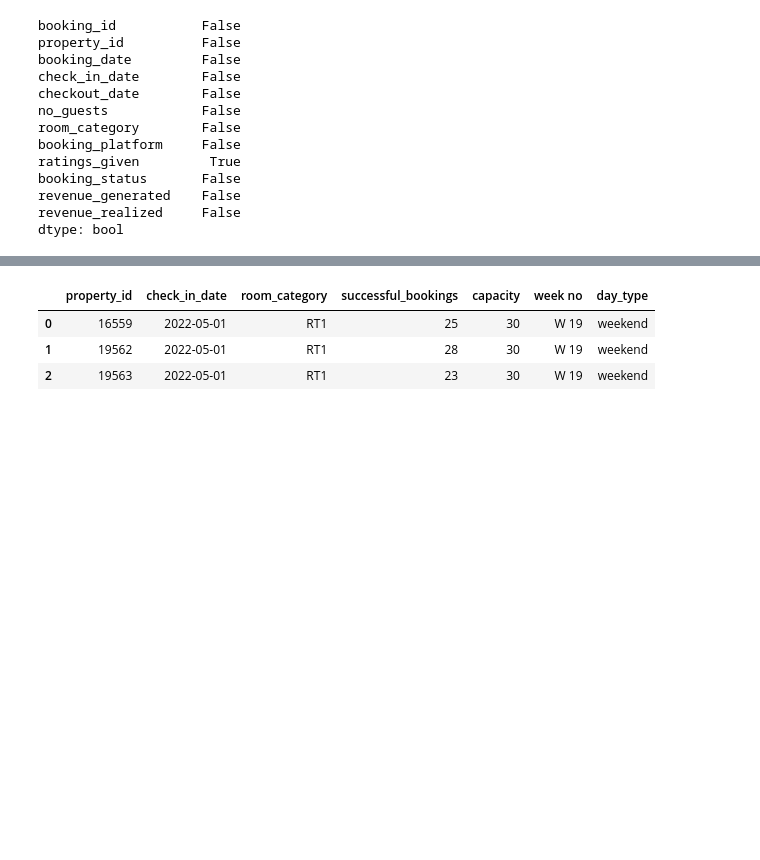
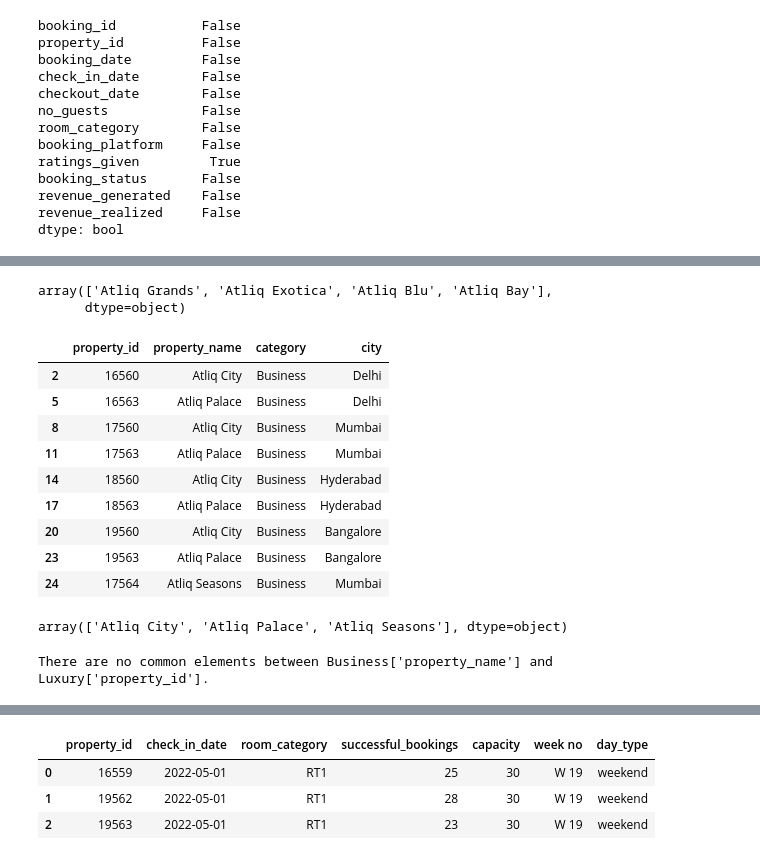
Before and after one commit to sidiquegithub/HOSPITALITY-PROJECT, a Jupyter notebook: CODE/INITIAL ANALYSIS.ipynb, the cells around one changed output, grey strips where cells are left out. Saved outputs shown, nothing was run; the diff lists cells and outputs as text; code cells hidden in the pictures; blank space fills up the shorter version.

```diff
--- a/CODE/INITIAL ANALYSIS.ipynb
+++ b/CODE/INITIAL ANALYSIS.ipynb
@@ -123,3 +168,43 @@ dtype: bool
+# %%
+Luxury['property_name'].unique()
+# %% [output]
+array(['Atliq Grands', 'Atliq Exotica', 'Atliq Blu', 'Atliq Bay'],
+      dtype=object)
+# %%
+Business = hotels[hotels['category']=='Business']
+# %%
+Business
+# %% [output]
+|  | property_id | property_name | category | city |
+| 2 | 16560 | Atliq City | Business | Delhi |
+| 5 | 16563 | Atliq Palace | Business | Delhi |
+| 8 | 17560 | Atliq City | Business | Mumbai |
+| 11 | 17563 | Atliq Palace | Business | Mumbai |
+| 14 | 18560 | Atliq City | Business | Hyderabad |
+| 17 | 18563 | Atliq Palace | Business | Hyderabad |
+| 20 | 19560 | Atliq City | Business | Bangalore |
+| 23 | 19563 | Atliq Palace | Business | Bangalore |
+| 24 | 17564 | Atliq Seasons | Business | Mumbai |
+# %%
+Business['property_name'].unique()
+# %% [output]
+array(['Atliq City', 'Atliq Palace', 'Atliq Seasons'], dtype=object)
+# %%
+# Assuming Business and Luxury are your DataFrames
+
+# Extract unique elements from the 'property_name' column in Business
+unique_business_properties = set(Business['property_name'].unique())
+
+# Check if any elements in 'property_id' column in Luxury are in unique_business_properties
+common_elements_exist = any(Luxury['property_id'].isin(unique_business_properties))
+
+# Display the result
+if common_elements_exist:
+    print("There are common elements between Business['property_name'] and Luxury['property_id'].")
+else:
+    print("There are no common elements between Business['property_name'] and Luxury['property_id'].")
+# %% [output]
+There are no common elements between Business['property_name'] and Luxury['property_id'].
 # %%
 # Let us make some changes the dataframe date
 # %%
```
Also changed, not shown: parts of 10 cells of this notebook, 1 other file.
